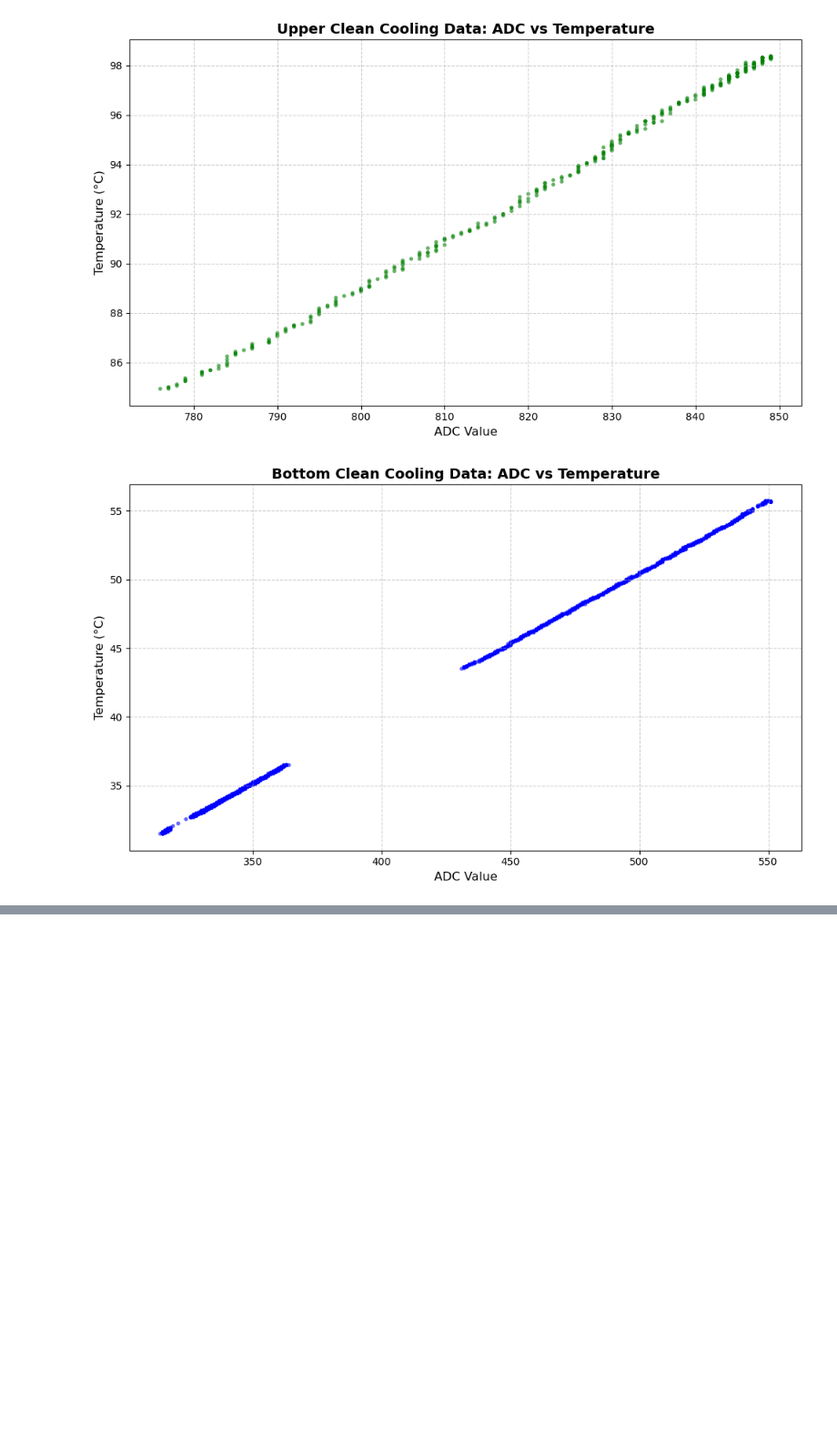
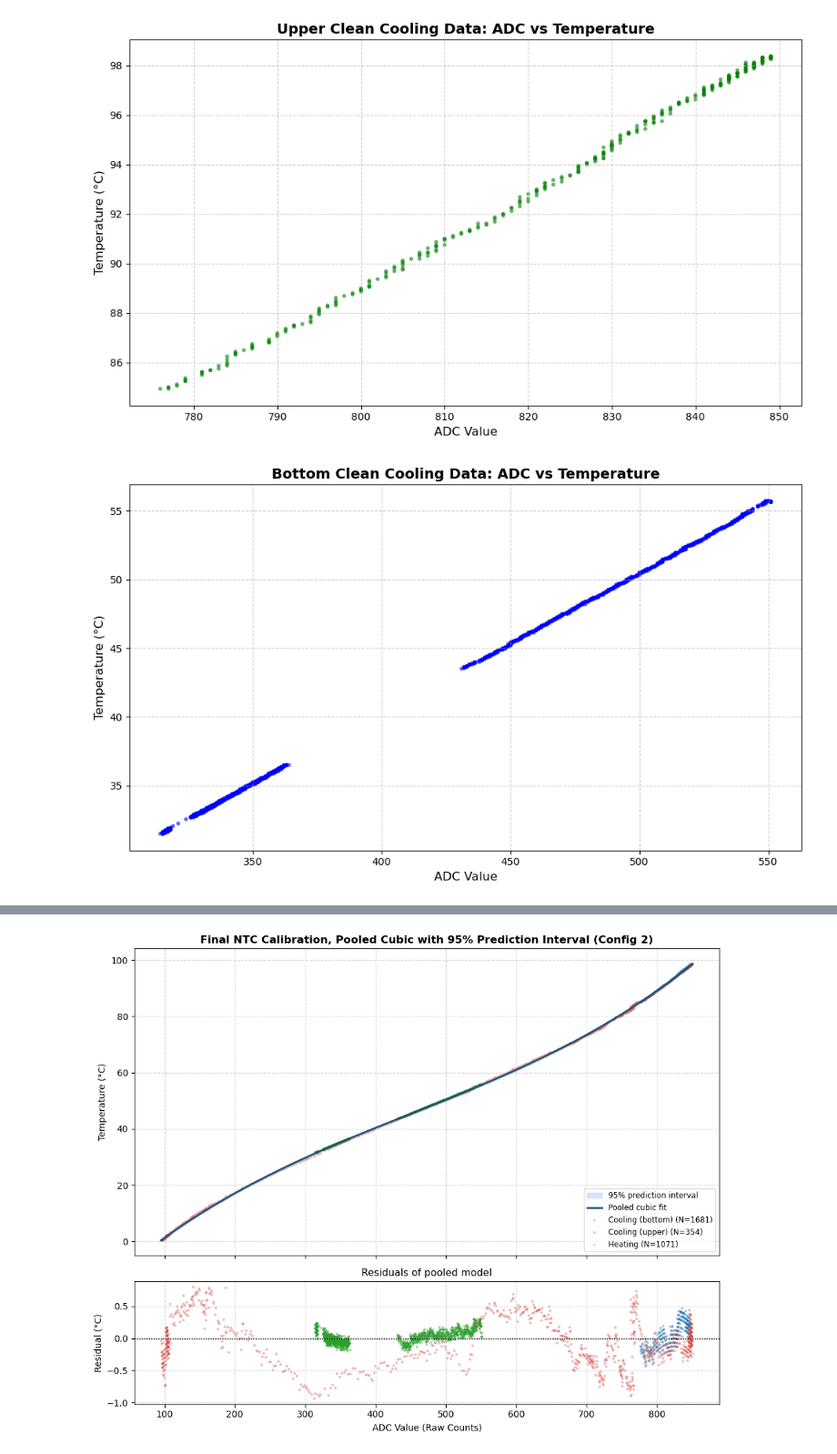
Before and after one commit to Kenura-R-Gunarathna/ph3039-lab-1, a Jupyter notebook: report/2nd_configuration_only/notebook.ipynb, the cells around one changed output, grey strips where cells are left out. Shown at 91% size. Cells and saved outputs as stored; diff of their text form; code cells hidden in the pictures; blank space fills up the shorter version.

```diff
--- a/report/2nd_configuration_only/notebook.ipynb
+++ b/report/2nd_configuration_only/notebook.ipynb
@@ -541,0 +668,19 @@ plot_adc_vs_temp(
+# %%
+
+# ------------------------------------------------------------
+# 2. Cubic OLS on scaled ADC (avoids the 1e10 condition number), 95% prediction interval
+# ------------------------------------------------------------
+X0, S = 500.0, 100.0
+def design(adc):
+    z = (np.asarray(adc, float) - X0) / S
+    return sm.add_constant(np.column_stack([z, z**2, z**3]), has_constant='add')
+
+model = sm.OLS(comb_df['temp_c'].values, design(comb_df['adc'])).fit()
+
+grid = np.linspace(comb_df['adc'].min(), comb_df['adc'].max(), 400)
+pred = model.get_prediction(design(grid)).summary_frame(alpha=0.05)
+t_fit, lo, hi = pred['mean'], pred['obs_ci_lower'], pred['obs_ci_upper']
+half_width = (hi - lo) / 2
+
+# Same cubic expressed in raw ADC counts (for the report / firmware)
+c3, c2, c1, c0 = np.polyfit(comb_df['adc'], comb_df['temp_c'], 3)
@@ -541,0 +728,31 @@ plot_adc_vs_temp(
+# %%
+# ------------------------------------------------------------
+# 4. Plot: fit + 95% prediction band, and residuals underneath
+# ------------------------------------------------------------
+colors = {"Heating": "#d9534f", "Cooling (upper)": "#1f77b4", "Cooling (bottom)": "#2ca02c"}
+fig, (ax1, ax2) = plt.subplots(2, 1, figsize=(10, 8), sharex=True,
+                               gridspec_kw={'height_ratios': [2.5, 1]})
+
+ax1.fill_between(grid, lo, hi, color='#c8d8f8', alpha=0.7, label='95% prediction interval')
+ax1.plot(grid, t_fit, color='#1a5276', linewidth=2, label='Pooled cubic fit')
+for name, g in comb_df.groupby('source'):
+    ax1.scatter(g['adc'], g['temp_c'], s=8, alpha=0.3, color=colors[name],
+                edgecolors='none', label=f'{name} (N={len(g)})')
+ax1.set_ylabel("Temperature (°C)")
+ax1.set_title("Final NTC Calibration, Pooled Cubic with 95% Prediction Interval (Config 2)",
+              fontweight='bold')
+ax1.grid(True, linestyle='--', alpha=0.5)
+ax1.legend(loc='lower right', fontsize=8.5)
+
+for name, g in comb_df.groupby('source'):
+    ax2.scatter(g['adc'], g['resid'], s=8, alpha=0.4, color=colors[name], edgecolors='none')
+ax2.axhline(0, color='black', linestyle=':', linewidth=1)
+ax2.set_xlabel("ADC Value (Raw Counts)")
+ax2.set_ylabel("Residual (°C)")
+ax2.set_title("Residuals of pooled model", fontsize=11)
+ax2.grid(True, linestyle='--', alpha=0.5)
+
+plt.tight_layout()
+plt.show()
+# %% [output]
+[figure, added]
```
Also changed, not shown: parts of 5 cells of this notebook.
